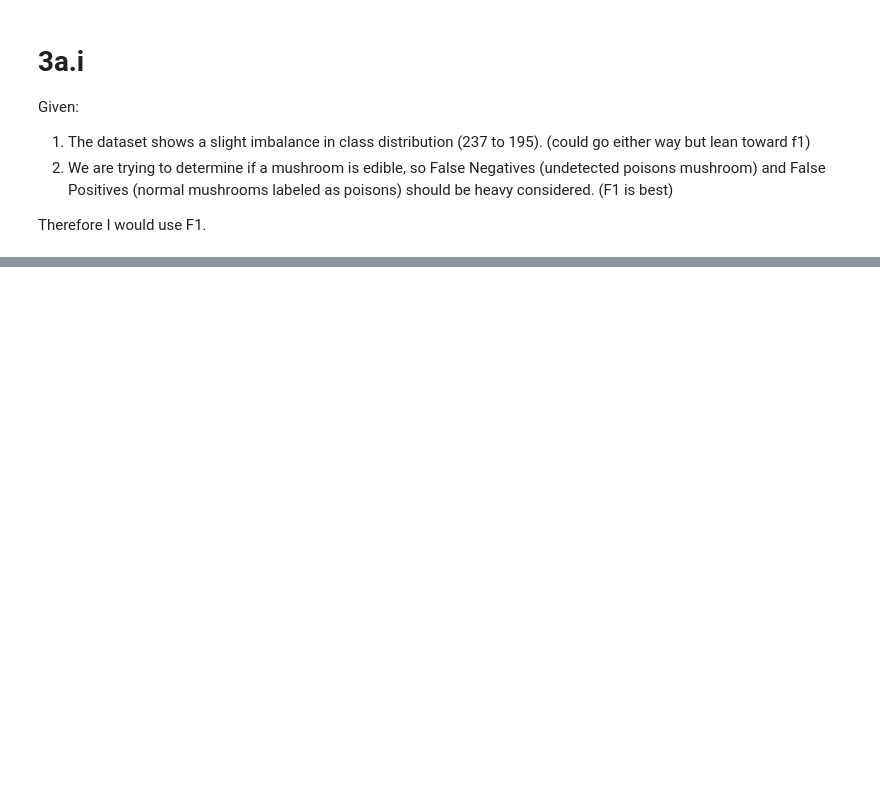
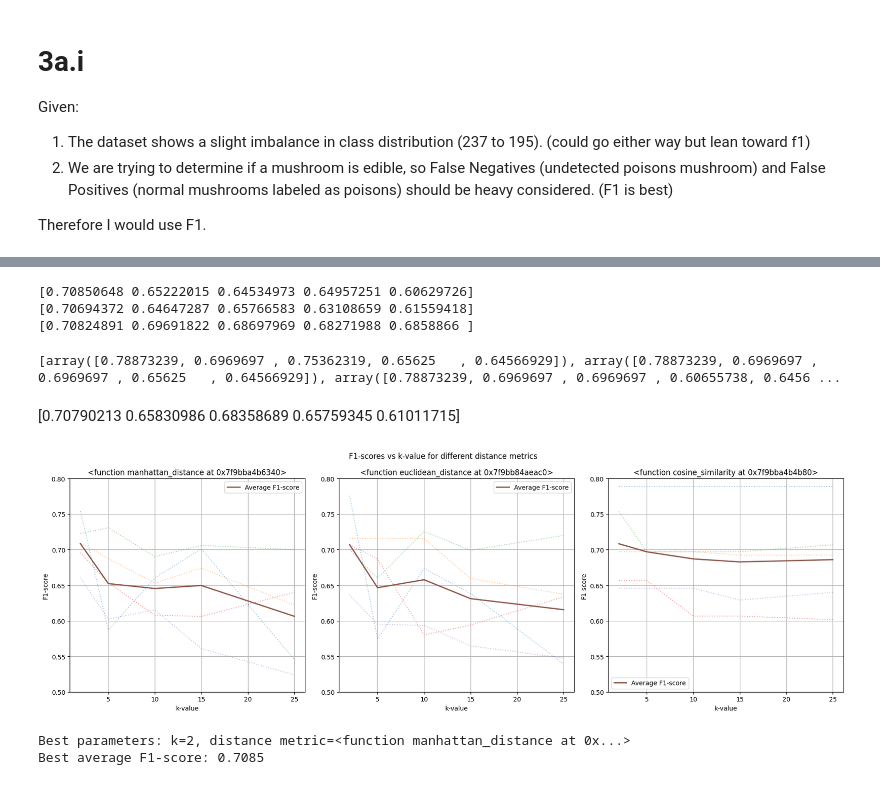
Before and after one commit to Nathan-Bush46/COMPSCI-671D-workspace, a Jupyter notebook: src/main_workspace/knn.ipynb, the cells around one changed output, grey strips where cells are left out. Drawn from its saved outputs; the diff is of its cells as text; code cells hidden in the pictures; blank space fills up the shorter version.

```diff
--- a/src/main_workspace/knn.ipynb
+++ b/src/main_workspace/knn.ipynb
@@ -103,3 +100,7 @@ classes_uneven = df_test_x_norm.apply(lambda row: knn(n, row, df_train_x_norm, d
+# %%
+classes_unbalance_threshold = []
+for i in range(len(test_x)):
+    classes_unbalance_threshold.append(knn(n,test_x[i],train_x,train_y,0.4))
 # %%
 def evaluate(test_predict,test_actual):
     TP = 0
@@ -190,0 +243,70 @@ f1: 0.6298
+# %%
+# get them ready to plot
+array_f1s = []
+array_f1s_means= []
+
+for dist in dist_f1s:
+    dis = np.array(dist) # a 1 d array
+    f1s = np.split(dis, 5)
+    array_f1s.append((f1s))
+
+for f1s in array_f1s:
+    array_f1s_means.append(np.mean(f1s, axis=1))
+# %% [output]
+[0.70850648 0.65222015 0.64534973 0.64957251 0.60629726]
+[0.70694372 0.64647287 0.65766583 0.63108659 0.61559418]
+[0.70824891 0.69691822 0.68697969 0.68271988 0.6858866 ]
+# %%
+print(array_f1s[2])
+# print(array_f1s[2][2])
+# print(array_f1s[2][3])
+# %% [output]
+[array([0.78873239, 0.6969697 , 0.75362319, 0.65625   , 0.64566929]), array([0.78873239, 0.6969697 , 0.6969697 , 0.65625   , 0.64566929]), array([0.78873239, 0.6969697 , 0.6969697 , 0.60655738, 0.6456 ...
+# %% [markdown]
+<!-- 0.702573520755339
+0.6571502742737615
+0.6580491505654497
+0.6702979556781958
+0.6133076827254641 -->
+
+[0.70790213 0.65830986 0.68358689 0.65759345 0.61011715]
+# %%
+fig, axs = plt.subplots(1, 3, figsize=(18, 6))
+fig.suptitle('F1-scores vs k-value for different distance metrics')
+
+best_f1 = 0
+best_k = 0
+best_metric = ''
+
+for i, metric in enumerate(dist_func):
+    axs[i].set_title(str(metric))
+    axs[i].set_xlabel('k-value')
+    axs[i].set_ylabel('F1-score')
+    axs[i].set_ylim(0.5, 0.8)
+
+    # Plot individual F1-scores for each k_s
+    axs[i].plot(k_s, array_f1s[i], alpha=0.4, linestyle='dotted')
+
+    # Calculate and plot average F1-score
+    avg_f1 = array_f1s_means[i]
+    axs[i].plot(k_s, avg_f1, linewidth=2, label='Average F1-score')
+
+    # Find best parameters
+    max_f1 = np.max(avg_f1)
+    if max_f1 > best_f1:
+        best_f1 = max_f1
+        best_k = k_s[np.argmax(avg_f1)]
+        best_metric = metric
+
+    axs[i].legend()
+    axs[i].grid(True)
+
+plt.tight_layout()
+plt.show()
+
+print(f"Best parameters: k={best_k}, distance metric={best_metric}")
+print(f"Best average F1-score: {best_f1:.4f}")
+# %% [output]
+[figure, added]
+Best parameters: k=2, distance metric=<function manhattan_distance at 0x...>
+Best average F1-score: 0.7085
```
Also changed, not shown: parts of 20 cells of this notebook, 2 other files.
